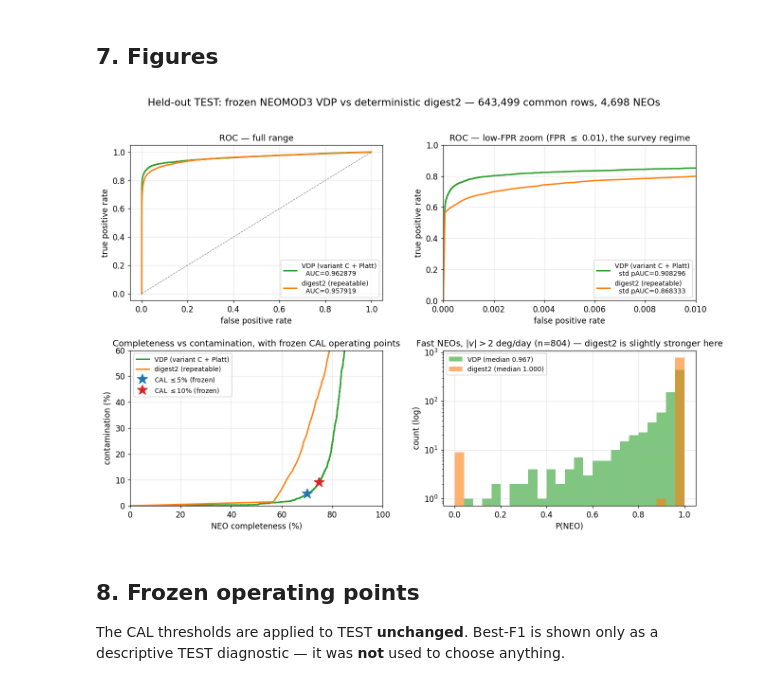
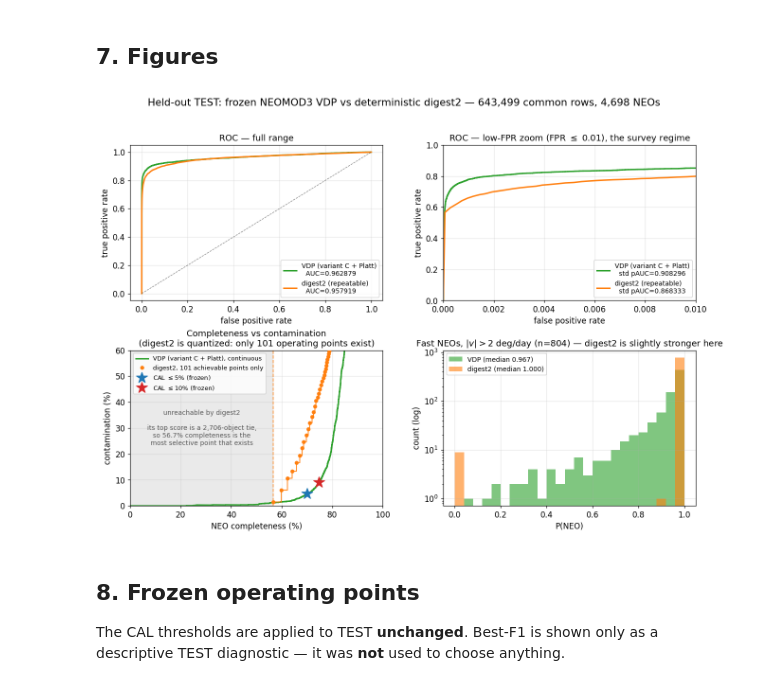
Before and after one commit to devanshi-s04/neomod, a Jupyter notebook: notebooks/validation/neomod3_vdp_final_test_review.ipynb, the cells around one changed output. Drawn from its saved outputs; the diff is of its cells as text; code cells hidden in the pictures.

```diff
--- a/notebooks/validation/neomod3_vdp_final_test_review.ipynb
+++ b/notebooks/validation/neomod3_vdp_final_test_review.ipynb
@@ -434,42 +434,64 @@ all paired differences reproduce; all three CIs exclude zero: True
 # %%
 fig = plt.figure(figsize=(14,9))
 gs = fig.add_gridspec(2,2, hspace=0.32, wspace=0.24)
 series = [(pc,"VDP (variant C + Platt)","tab:green"), (pd2,"digest2 (repeatable)","tab:orange")]
 ax = fig.add_subplot(gs[0,0])
 for s_,nm,c in series:
     fpr,tpr,_ = roc_curve(yv,s_); ax.plot(fpr,tpr,lw=2,color=c,label=f"{nm}\n  AUC={roc_auc_score(yv,s_):.6f}")
 ax.plot([0,1],[0,1],"k--",lw=.8,alpha=.5); ax.set_xlabel("false positive rate")
 ax.set_ylabel("true positive rate"); ax.set_title("ROC — full range"); ax.legend(loc="lower right")
 ax = fig.add_subplot(gs[0,1])
 for s_,nm,c in series:
     fpr,tpr,_ = roc_curve(yv,s_)
     ax.plot(fpr,tpr,lw=2,color=c,label=f"{nm}\n  std pAUC={roc_auc_score(yv,s_,max_fpr=0.01):.6f}")
 ax.set_xlim(0,0.01); ax.set_ylim(0,1); ax.set_xlabel("false positive rate")
 ax.set_ylabel("true positive rate"); ax.set_title("ROC — low-FPR zoom (FPR $\\leq$ 0.01), the survey regime")
 ax.legend(loc="lower right")
 ax = fig.add_subplot(gs[1,0])
-for s_,nm,c in series:
-    p_,r_,_ = precision_recall_curve(yv,s_); ax.plot(r_*100,(1-p_)*100,lw=2,color=c,label=nm)
-for t_,lab,c in [(SEAL["operating_thresholds_from_CAL"]["contamination_le_5pct"],"CAL $\\leq$5%","tab:blue"),
-                 (SEAL["operating_thresholds_from_CAL"]["contamination_le_10pct"],"CAL $\\leq$10%","tab:red")]:
-    sel = pc>=t_; tp=int((sel&(yv==1)).sum()); fp=int((sel&(yv==0)).sum())
-    ax.plot(100*tp/yv.sum(), 100*fp/max(tp+fp,1), "*", ms=15, color=c, label=f"{lab} (frozen)")
+# digest2 emits only 101 distinct values, so only 101 operating points EXIST. Its most selective
+# point is the 2,706-object tie at score 1.00 -> 56.70% completeness. Drawing a continuous line
+# would render an unreachable region as if it were operable, so digest2 is plotted as discrete
+# achievable points and the unreachable region is shaded.
+p_v, r_v, _ = precision_recall_curve(yv, pc)
+ax.plot(r_v*100, (1-p_v)*100, lw=2, color="tab:green", label="VDP (variant C + Platt), continuous")
+p_d, r_d, _ = precision_recall_curve(yv, pd2)
+keep = r_d > 0                      # drop sklearn's terminal (recall=0, precision=1) point
+r_d, p_d = r_d[keep]*100, (1-p_d[keep])*100
+o = np.argsort(r_d); r_d, p_d = r_d[o], p_d[o]
+ax.plot(r_d, p_d, drawstyle="steps-post", lw=1.4, color="tab:orange", alpha=.85, zorder=3)
+ax.plot(r_d, p_d, "o", ms=4.5, color="tab:orange", zorder=4,
+        label=f"digest2, {len(r_d)} achievable points only")
+floor = r_d.min()
+ax.axvspan(0, floor, color="0.85", alpha=.55, zorder=0)
+ax.axvline(floor, color="tab:orange", ls="--", lw=1.2, alpha=.8, zorder=2)
+ax.text(floor/2, 30,
+        f"unreachable by digest2\n\n"
+        f"its top score is a 2,706-object tie,\n"
+        f"so {floor:.1f}% completeness is the\n"
+        f"most selective point that exists",
+        ha="center", va="center", fontsize=9, color="0.35")
+for t_, lab, c in [(SEAL["operating_thresholds_from_CAL"]["contamination_le_5pct"], "CAL $\leq$5%", "tab:blue"),
+                   (SEAL["operating_thresholds_from_CAL"]["contamination_le_10pct"], "CAL $\leq$10%", "tab:red")]:
+    sel = pc >= t_; tp = int((sel & (yv==1)).sum()); fp = int((sel & (yv==0)).sum())
+    ax.plot(100*tp/yv.sum(), 100*fp/max(tp+fp,1), "*", ms=16, color=c, zorder=5,
+            label=f"{lab} (frozen)")
 ax.set_xlabel("NEO completeness (%)"); ax.set_ylabel("contamination (%)")
-ax.set_xlim(0,100); ax.set_ylim(0,60); ax.set_title("Completeness vs contamination, with frozen CAL operating points")
-ax.legend(loc="upper left")
+ax.set_xlim(0,100); ax.set_ylim(0,60)
+ax.set_title("Completeness vs contamination\n(digest2 is quantized: only 101 operating points exist)")
+ax.legend(loc="upper left", fontsize=8.5)
 ax = fig.add_subplot(gs[1,1])
 f_ = (vv>2)&(yv==1)
 bins = np.linspace(0,1,26)
 ax.hist(pc[f_], bins=bins, alpha=.6, color="tab:green", label=f"VDP (median {np.median(pc[f_]):.3f})")
 ax.hist(pd2[f_], bins=bins, alpha=.6, color="tab:orange", label=f"digest2 (median {np.median(pd2[f_]):.3f})")
 ax.set_yscale("log"); ax.set_xlabel("P(NEO)"); ax.set_ylabel("count (log)")
 ax.set_title(f"Fast NEOs, $|v|>2$ deg/day (n={int(f_.sum())}) — digest2 is slightly stronger here")
 ax.legend()
 fig.suptitle("Held-out TEST: frozen NEOMOD3 VDP vs deterministic digest2 — "
              f"{len(yv):,} common rows, {int(yv.sum()):,} NEOs", fontsize=14, y=0.98)
 plt.show()
 # %% [output]
-[figure, old version]
+[figure, new version]
 # %% [markdown]
 ## 8. Frozen operating points
 
```
Also changed, not shown: parts of 3 cells of this notebook.
